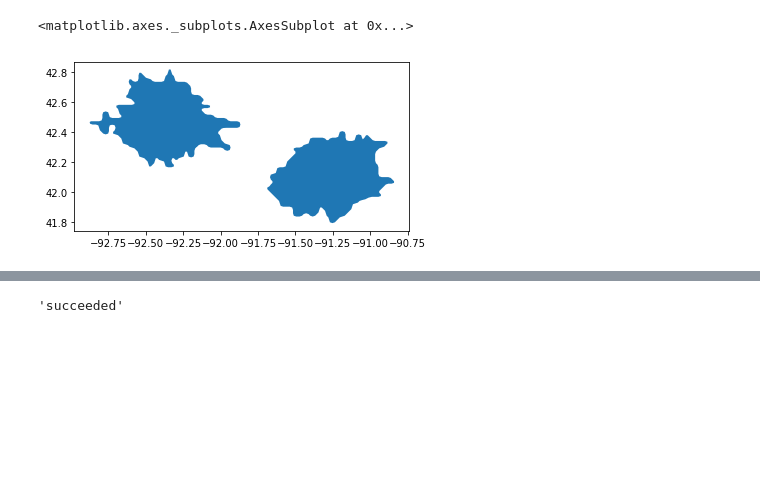
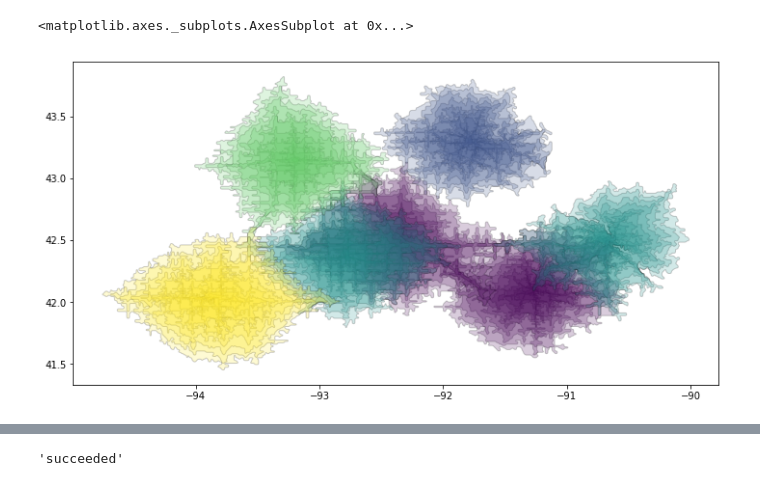
Before and after one commit to za213/bernie-targeting, a Jupyter notebook: analytics/isoline-tool/isoline-targeting.ipynb, the cells around one changed output, grey strips where cells are left out. Cells and saved outputs as stored; diff of their text form; code cells hidden in the pictures; blank space fills up the shorter version.

```diff
--- a/analytics/isoline-tool/isoline-targeting.ipynb
+++ b/analytics/isoline-tool/isoline-targeting.ipynb
@@ -82,7 +84,8 @@ def get_isodata(lat,lon,
         raise ValueError("HereAPI doesn't have quality data")
 # %%
 # User input event details
-# Format {event_id: ['Address City State ZIP', '00:00AM/PM', 'YYYY-MM-DD', 'Name of event']}
+# Format {event_id: ['Address City State ZIP', '9:00AM', 'YYYY-MM-DD', 'Name of event'],
+#         event_id: ['Address City State ZIP', '3:00PM', 'YYYY-MM-DD', 'Name of event']}
 EVENT_DICT = {181311:['102 Chamber Dr Anamosa, IA 52205','11:00AM','2020-01-03','anamosa'],
               181312:['1712 W 4th St Waterloo, IA 50701','2:00PM','2020-01-03','waterloo'],
               181316:['900 E Main St, Decorah, IA 52101','5:00PM','2020-01-03','decorah'],
@@ -102,7 +105,7 @@ transit_mode = ['car']
 max_range = 3600 # 60 minutes
 min_range = 300 # 5 minutes
 time_increment = 300 # 5 minutes
-isoline_resolution = 1000 # meters per pixel, recommended 1000 for 'car' and 100 for 'pedestrian'
+isoline_resolution = 100 # meters per pixel, recommended 100 for 'car' and 10 for 'pedestrian'
 # %%
 # Get isolines geometries and create table
 event_object = []
@@ -150,11 +153,11 @@ event_gpd.head(n=5)
 | 0 | (181311, [102 Chamber Dr Anamosa,... | 181311 | 102 Chamber Dr Anamosa, IA 52205 | {'Latitude': 42.10527, 'Longitude... | 2020-01-03T11:00:00-06:00 | car | 15.0 | ... |
 | 0 | (181311, [102 Chamber Dr Anamosa,... | 181311 | 102 Chamber Dr Anamosa, IA 52205 | {'Latitude': 42.10527, 'Longitude... | 2020-01-03T11:00:00-06:00 | car | 20.0 | ... |
 | 0 | (181311, [102 Chamber Dr Anamosa,... | 181311 | 102 Chamber Dr Anamosa, IA 52205 | {'Latitude': 42.10527, 'Longitude... | 2020-01-03T11:00:00-06:00 | car | 25.0 | ... |
-# %%
-event_gpd.plot()
-# %% [output]
-<matplotlib.axes._subplots.AxesSubplot at 0x...>
-[figure, removed]
+# %%
+event_gpd.plot(column = 'event_id', scheme='quantiles', alpha=.20, figsize=(12, 10), edgecolor='k')
+# %% [output]
+<matplotlib.axes._subplots.AxesSubplot at 0x...>
+[figure, added]
 # %%
 # Upload isoline geometries table to platform
 create_geojson_df = civis.io.dataframe_to_civis(df=event_gpd,
```
Also changed, not shown: parts of 6 cells of this notebook.
